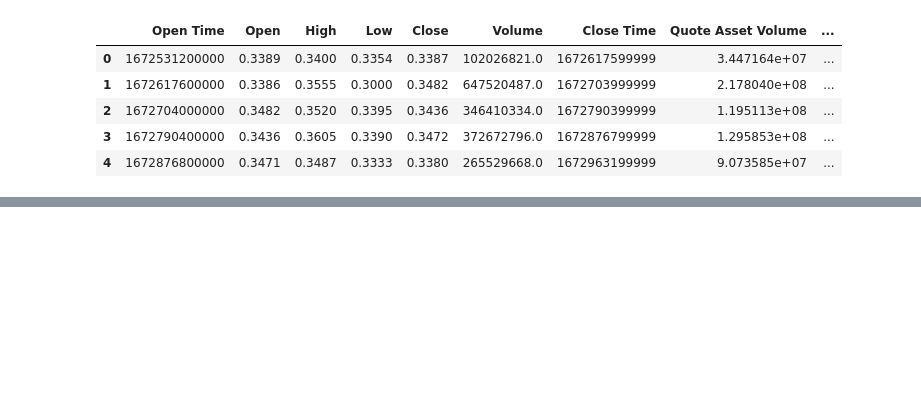
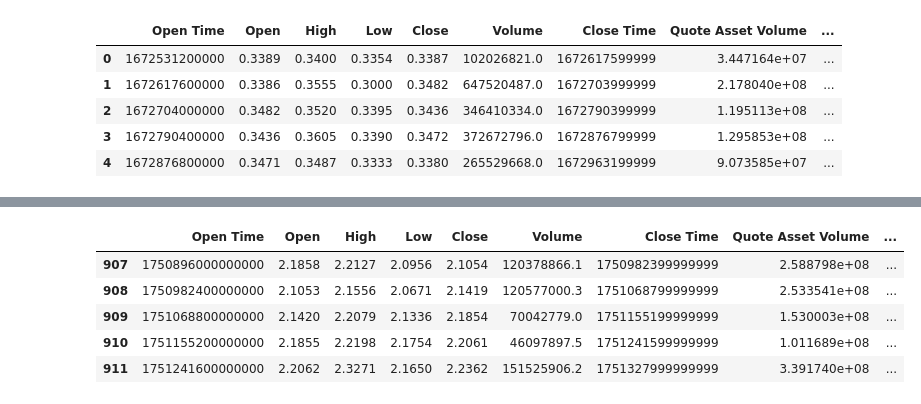
Before and after one commit to mittushaji25/crypto-xrp-analysis, a Jupyter notebook: notebooks/xrpusdt_analysis.ipynb, the cells around one changed output, grey strips where cells are left out. Saved outputs shown, nothing was run; the diff lists cells and outputs as text; code cells hidden in the pictures; blank space fills up the shorter version.

```diff
--- a/notebooks/xrpusdt_analysis.ipynb
+++ b/notebooks/xrpusdt_analysis.ipynb
@@ -75,0 +86,9 @@ all_data.head()
+# %%
+all_data.tail()
+# %% [output]
+|  | Open Time | Open | High | Low | Close | Volume | Close Time | Quote Asset Volume | ... |
+| 907 | 1750896000000000 | 2.1858 | 2.2127 | 2.0956 | 2.1054 | 120378866.1 | 1750982399999999 | 2.588798e+08 | ... |
+| 908 | 1750982400000000 | 2.1053 | 2.1556 | 2.0671 | 2.1419 | 120577000.3 | 1751068799999999 | 2.533541e+08 | ... |
+| 909 | 1751068800000000 | 2.1420 | 2.2079 | 2.1336 | 2.1854 | 70042779.0 | 1751155199999999 | 1.530003e+08 | ... |
+| 910 | 1751155200000000 | 2.1855 | 2.2198 | 2.1754 | 2.2061 | 46097897.5 | 1751241599999999 | 1.011689e+08 | ... |
+| 911 | 1751241600000000 | 2.2062 | 2.3271 | 2.1650 | 2.2362 | 151525906.2 | 1751327999999999 | 3.391740e+08 | ... |
```
Also changed, not shown: parts of 17 cells of this notebook.
